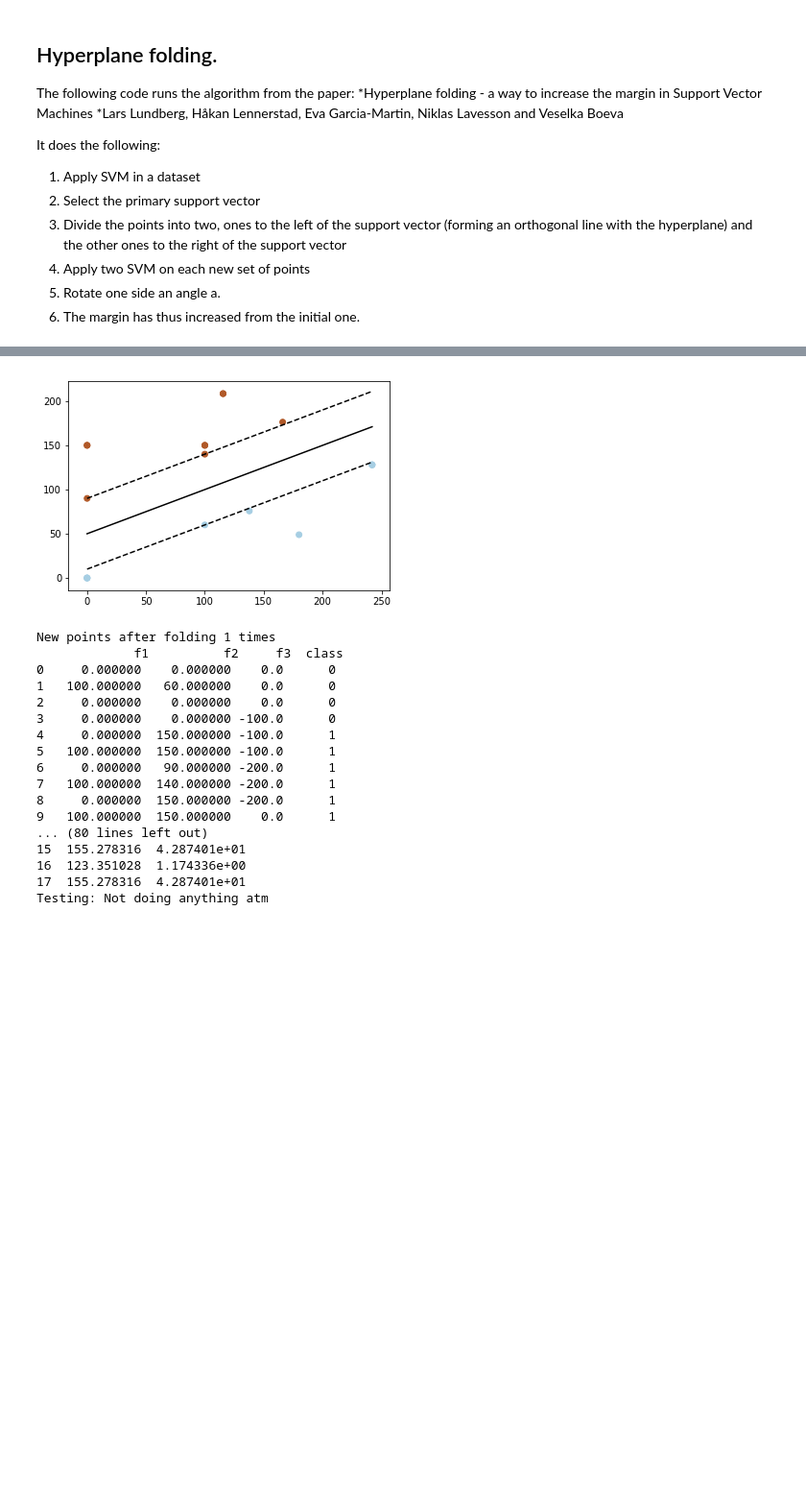
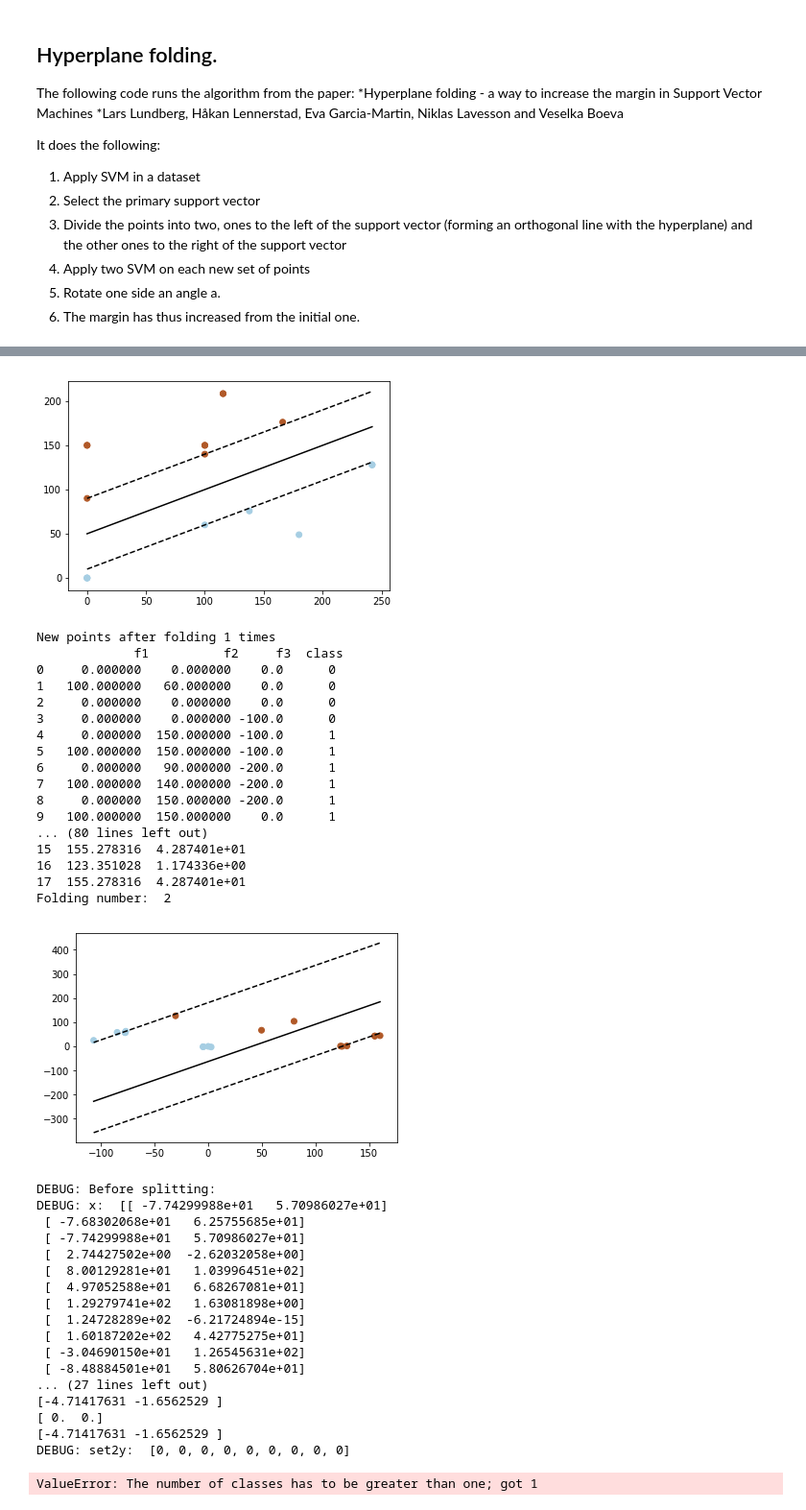
Before and after one commit to egarciamartin/svm_hyperplane_folding, a Jupyter notebook: code/3D/SVM_3D.ipynb, the cells around one changed output, grey strips where cells are left out. Shown at 96% size. Drawn from its saved outputs; the diff is of its cells as text; code cells hidden in the pictures; blank space fills up the shorter version.

Commit message:
"Debugging the folding part when all the points of one set belong to the same class. Still not working"

```diff
--- a/code/3D/SVM_3D.ipynb
+++ b/code/3D/SVM_3D.ipynb
@@ -199,7 +199,7 @@ def get_clf():
     """
 
 #     C = 1000000000
-    return svm.SVC(kernel='linear', C=0.1)
+    return svm.SVC(kernel='linear', C=100000)
 #     return svm.NuSVC(kernel='linear', nu=0.0000001)
 
 def folding(x,y,clf, plot = True):
@@ -213,6 +213,18 @@ def folding(x,y,clf, plot = True):
     prime_sv = get_support_vector(x,y, clf.support_)
     set1x, set1y, set2x, set2y = splitting (x, y, clf, prime_sv)
 
+    print("DEBUG: Before splitting: ")
+    print("DEBUG: x: ", x, " y: ", y)
+    print("DEBUG: After splitting: ")
+    print("DEBUG: Set1X: ")
+    for x in set1x:
+        print(x)
+    print("DEBUG: set1y: ", set1y)
+#     print("DEBUG: set1x: ", set1x, "set1y: ", set1y)
+    print("DEBUG: Set2X: ")
+    for x in set2x:
+        print(x)
+    print("DEBUG: set2y: ", set2y)
 
     clf_s1 = get_clf()
     clf_s1.fit(set1x, set1y)
@@ -244,6 +256,7 @@ def folding(x,y,clf, plot = True):
 
 #         print "X_FOLDED 2: ", x_folded , "\n Y_FOLDED 2: ", y_folded
 
+    print ("DEBUG: After folding: ", x_folded, y_folded)
     if plot:
         print("\nSVM Set 1: LEFT")
         plot_SVM(clf_s1, np.array(set1x), set1y,plot)
@@ -490,7 +503,7 @@ def testing(dataset):
 # %%
 ########################################
 ####             MAIN               ####
-#### 30th June 2017                 ####
+#### April 2018.                    ####
 #### 3D case for hyperplane folding ####
 #### 1. Projecting                  ####
 #### 2. 2D case                     ####
@@ -512,7 +525,7 @@ from pylab import *
 from sympy import *
 
 def main():
-    iterations=1
+    iterations=2
 
     # Dataset
     dataset = load_dataset('toy_dataset_3D.csv')
@@ -553,25 +580,44 @@ prime sv:  [ 100.   60.]
 
 SVM Set 1: LEFT
 [figure]
 SVM Set 2: RIGHT
 [figure]
 Folding point:  [104.56411329089356, 102.28682580223074]
 Folding 1 . Folding the right. New margin: 71.565246
 [figure]
 New points after folding 1 times
              f1          f2     f3  class
 0     0.000000    0.000000    0.0      0
 1   100.000000   60.000000    0.0      0
 2     0.000000    0.000000    0.0      0
 3     0.000000    0.000000 -100.0      0
 4     0.000000  150.000000 -100.0      1
 5   100.000000  150.000000 -100.0      1
 6     0.000000   90.000000 -200.0      1
 7   100.000000  140.000000 -200.0      1
 8     0.000000  150.000000 -200.0      1
 9   100.000000  150.000000    0.0      1
 ... (80 lines left out)
 15  155.278316  4.287401e+01
 16  123.351028  1.174336e+00
 17  155.278316  4.287401e+01
-Testing: Not doing anything atm
+Folding number:  2
+[figure, added]
+DEBUG: Before splitting:
+DEBUG: x:  [[ -7.74299988e+01   5.70986027e+01]
+ [ -7.68302068e+01   6.25755685e+01]
+ [ -7.74299988e+01   5.70986027e+01]
+ [  2.74427502e+00  -2.62032058e+00]
+ [  8.00129281e+01   1.03996451e+02]
+ [  4.97052588e+01   6.68267081e+01]
+ [  1.29279741e+02   1.63081898e+00]
+ [  1.24728289e+02  -6.21724894e-15]
+ [  1.60187202e+02   4.42775275e+01]
+ [ -3.04690150e+01   1.26545631e+02]
+ [ -8.48884501e+01   5.80626704e+01]
+... (27 lines left out)
+[-4.71417631 -1.6562529 ]
+[ 0.  0.]
+[-4.71417631 -1.6562529 ]
+DEBUG: set2y:  [0, 0, 0, 0, 0, 0, 0, 0, 0]
+ValueError: The number of classes has to be greater than one; got 1
```
Also changed, not shown: parts of 2 cells of this notebook.
